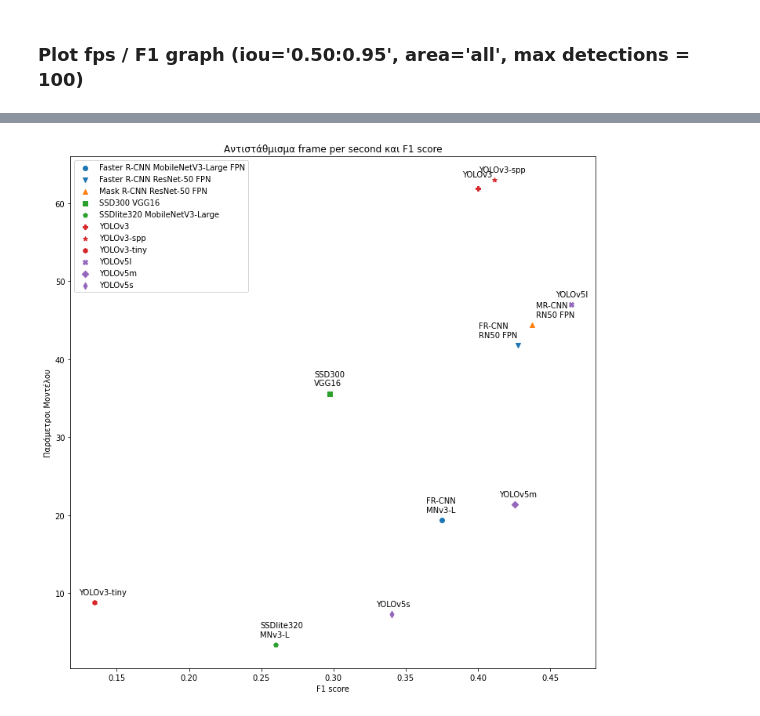
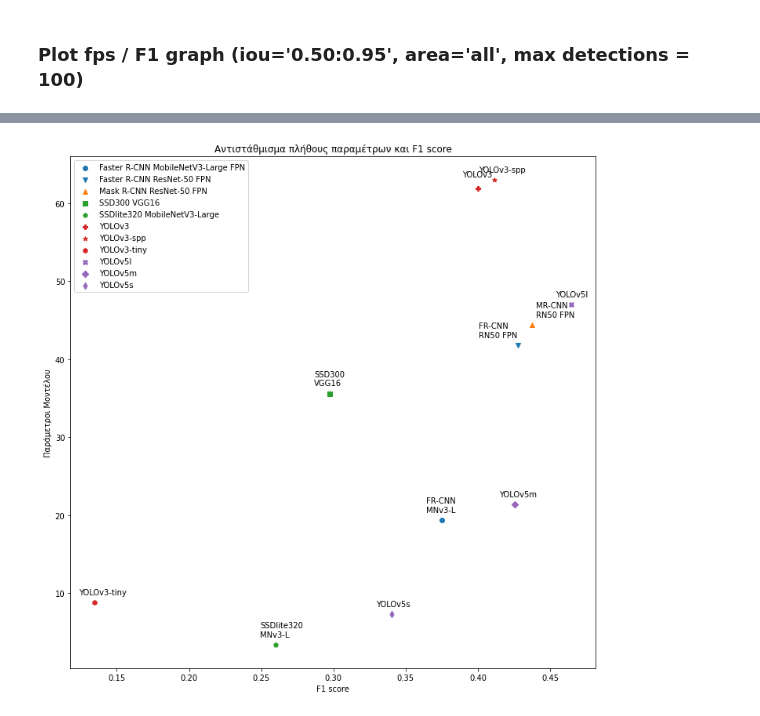
Before and after one commit to joangog/object-detection, a Jupyter notebook: coco2017_analysis.ipynb, the cells around one changed output, grey strips where cells are left out. Saved outputs shown, nothing was run; the diff lists cells and outputs as text; code cells hidden in the pictures.

```diff
--- a/coco2017_analysis.ipynb
+++ b/coco2017_analysis.ipynb
@@ -38,14 +38,14 @@ import textwrap as tw
 # %%
 # Mount GDrive directory
 drive.mount('/content/drive')
-results_dir = '/content/drive/MyDrive/object-detection-outputs/coco2017'
+results_dir = '/content/drive/MyDrive/object-detection-results/coco2017'
 results_files = os.listdir(results_dir)
 results_files = [file for file in results_files if ('.csv' in file) and ('coco17' in file)]
 
 print('Files found:')
 
 # Gather results
-results = pd.DataFrame(columns=['model', 'model_params', 'model_gflops', 'fps', 'iou_type', 'metric', 'iou', 'area', 'max_dets', 'score'])
+results = pd.DataFrame(columns=['model', 'model_params', 'model_gflops', 'fps', 'max_mem', 'iou_type', 'metric', 'iou', 'area', 'max_dets', 'score'])
 for file in results_files:
   print(f'\t{file}')
   file_path = os.path.join(results_dir,file)
@@ -58,9 +58,6 @@ markers = ['o','v','^','s','p','P','*','h','X','D','d']
 colors = ['tab:blue','tab:blue','tab:orange','tab:green','tab:green','tab:red','tab:red','tab:red','tab:purple','tab:purple','tab:purple']
 models = results.model.unique()
 models_short = ['FR-CNN MNv3-L','FR-CNN  RN50 FPN','MR-CNN  RN50 FPN', 'SSD300 VGG16', 'SSDlite320 MNv3-L', 'YOLOv3', 'YOLOv3-spp','YOLOv3-tiny','YOLOv5l', 'YOLOv5m', 'YOLOv5s']
-
-print('\n')
-results
 # %% [output]
 Drive already mounted at /content/drive; to attempt to forcibly remount, call drive.mount("/content/drive", force_remount=True).
 Files found:
@@ -213,49 +233,27 @@ plt.show()
 # %%
-# Get plot data
-precision_plot_data = results[
-              (results['iou_type'] == 'bbox') &
-              (results['metric'] == 'avg_precision') &
-              (results['iou'] == '0.50:0.95') &
-              (results['area'] == 'all') &
-              (results['max_dets'] == 100)
-              ]
-recall_plot_data = results[
-              (results['iou_type'] == 'bbox') &
-              (results['metric'] == 'avg_recall') &
-              (results['iou'] == '0.50:0.95') &
-              (results['area'] == 'all') &
-              (results['max_dets'] == 100)
-              ]
-
-model_params = precision_plot_data['model_params'].values
-
-precision = precision_plot_data['score'].values
-recall = recall_plot_data['score'].values
-f1 = [2*((precision[i]*recall[i])/(precision[i]+recall[i])) for i in range(0,len(precision))]
-
 # Start plotting
 plt.figure(figsize=(12,12))
 
-plt.title('Αντιστάθμισμα frame per second και F1 score')
+plt.title('Αντιστάθμισμα πλήθους παραμέτρων και F1 score')
 plt.xlabel('F1 score')
 plt.ylabel('Παράμετροι Μοντέλου')
 
 for i in range(len(models)):
-  # Annotation distance tuning
+  # Point annotation distance tuning
   xytext = (-20,10)
   if models[i] == 'Faster R-CNN ResNet-50 FPN':
     xytext = (-50,10)
   elif models[i] == 'Mask R-CNN ResNet-50 FPN':
     xytext = (5,10)
   elif models[i] == 'YOLOv3':
     xytext = (-20,15)
-  # Annotations
+  # Point annotations
   plt.annotate(tw.fill(models_short[i], width=11), (f1[i], model_params[i]), xytext=xytext, textcoords='offset points')
   # Scatter plot
   plt.scatter(f1[i],model_params[i], marker=markers[i],color=colors[i])
 
 plt.legend(models, scatterpoints=1)
 
 plt.show()
 # %% [output]
-[figure, old version]
+[figure, new version]
```
Also changed, not shown: parts of 9 cells of this notebook.
